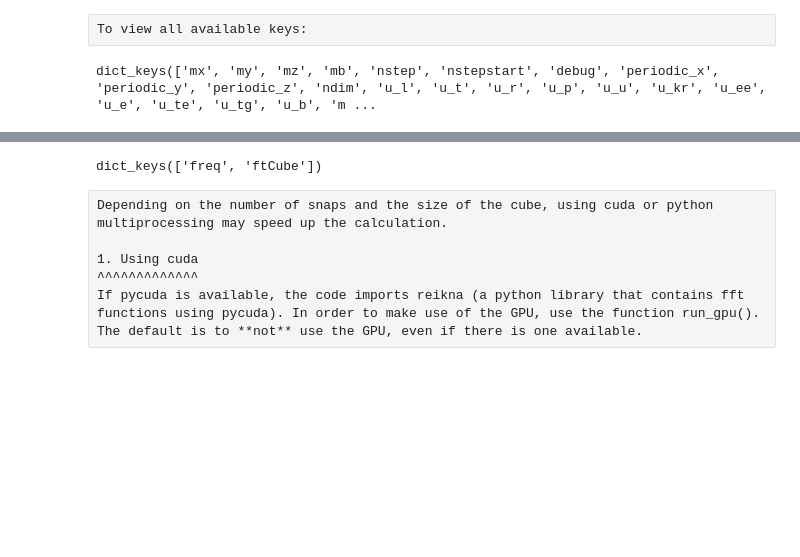
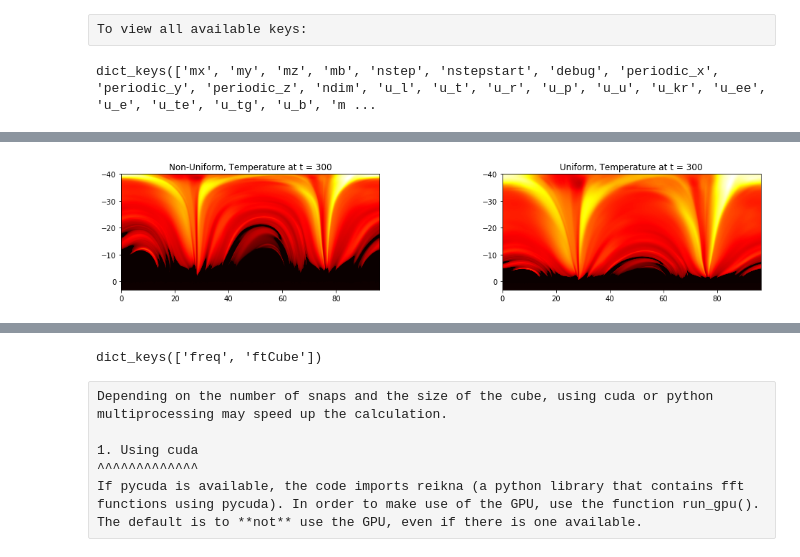
Before and after one commit to ITA-Solar/helita, a Jupyter notebook: doc/helita.ipynb, the cells around one changed output, grey strips where cells are left out. Drawn from its saved outputs; the diff is of its cells as text; code cells hidden in the pictures; blank space fills up the shorter version.

```diff
--- a/doc/helita.ipynb
+++ b/doc/helita.ipynb
@@ -155,0 +191,43 @@ This class can be found within bifrost_fft.py. It performs operations on Bifrost
+# %%
+import scipy.interpolate as sp
+import pylab
+# bifrost already imported and dd initialized after previous example
+
+def graphTemp(time):
+    temp = dd.get_var('tg', time)
+
+    zArr = dd.z
+    xArr = dd.x
+
+    # at instant 305 -  x is uniform, y is kept constant, and z is non uniform
+
+    # converts the 3d array with width of 1 to 2d array (and transposes because otherwise image is sidewise)
+    temp2D = np.transpose(temp[:,0])
+
+    f = sp.interp2d(xArr, zArr, temp2D)
+
+    # makes a new uniform z, x is already uniform
+    zLength = zArr.shape[0]
+    zStart = zArr[0]
+    zEnd = zArr[zLength - 1]
+    newZ = np.linspace(zStart, zEnd, zLength)
+
+    # makes the interpolated data with the previously created interpolation function acting on the new uniform axes
+    uniA = f(xArr, newZ)
+
+    fig = plt.figure(figsize = (15, 3))
+
+    # optional plotting of the non uniform data to show the difference
+    ax0 = fig.add_subplot(1, 2, 1)
+    ax0.imshow(temp2D, cmap = 'hot', extent = (xArr[0], xArr[xArr.shape[0] - 1], zEnd, zStart), aspect = 'equal')
+    ax0.set_title('Non-Uniform, Temperature at t = ' + str(time))
+
+    ax1 = fig.add_subplot(1, 2, 2)
+    ax1.imshow(uniA, cmap = 'hot', extent = (xArr[0], xArr[xArr.shape[0] - 1], zEnd, zStart), aspect = 'equal')
+    ax1.set_title('Uniform, Temperature at t = ' + str(time))
+    plt.tight_layout()
+    plt.show()
+
+graphTemp(300)
+# %% [output]
+[figure, added]
```
Also changed, not shown: parts of 6 cells of this notebook, 20 other files.
